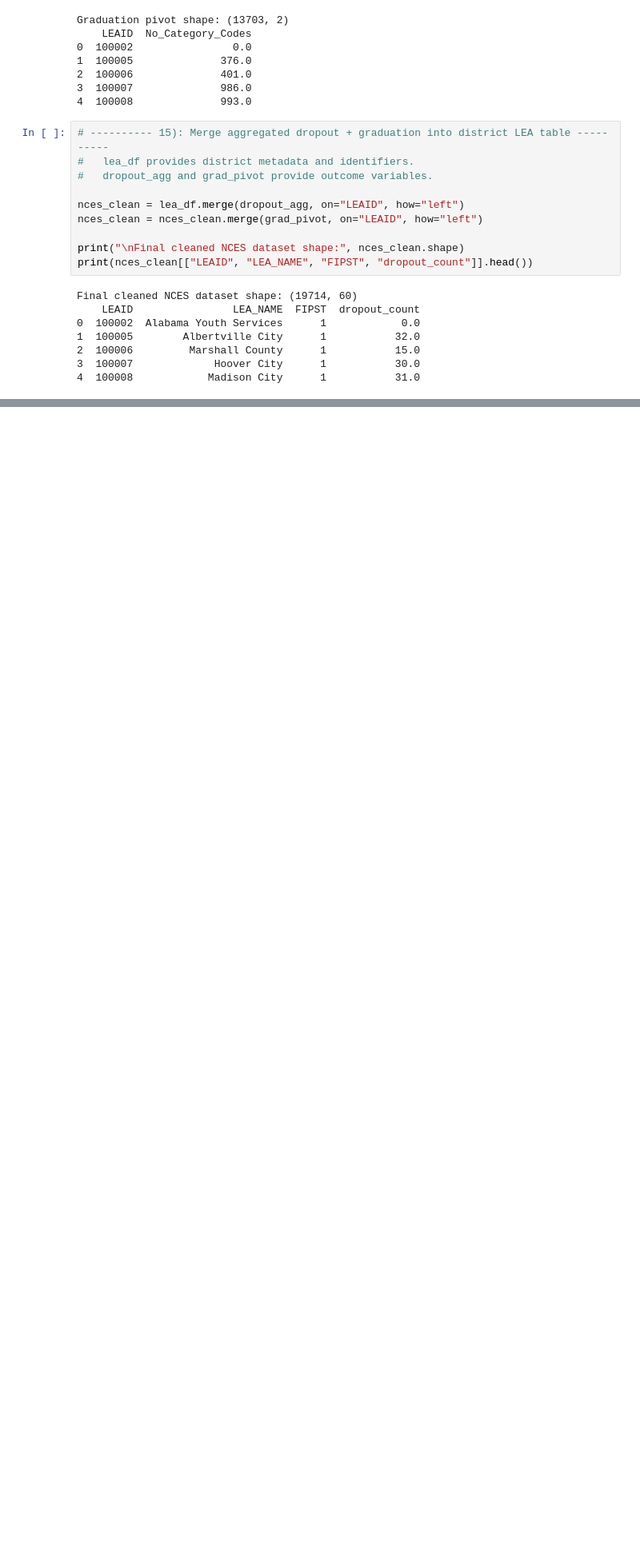
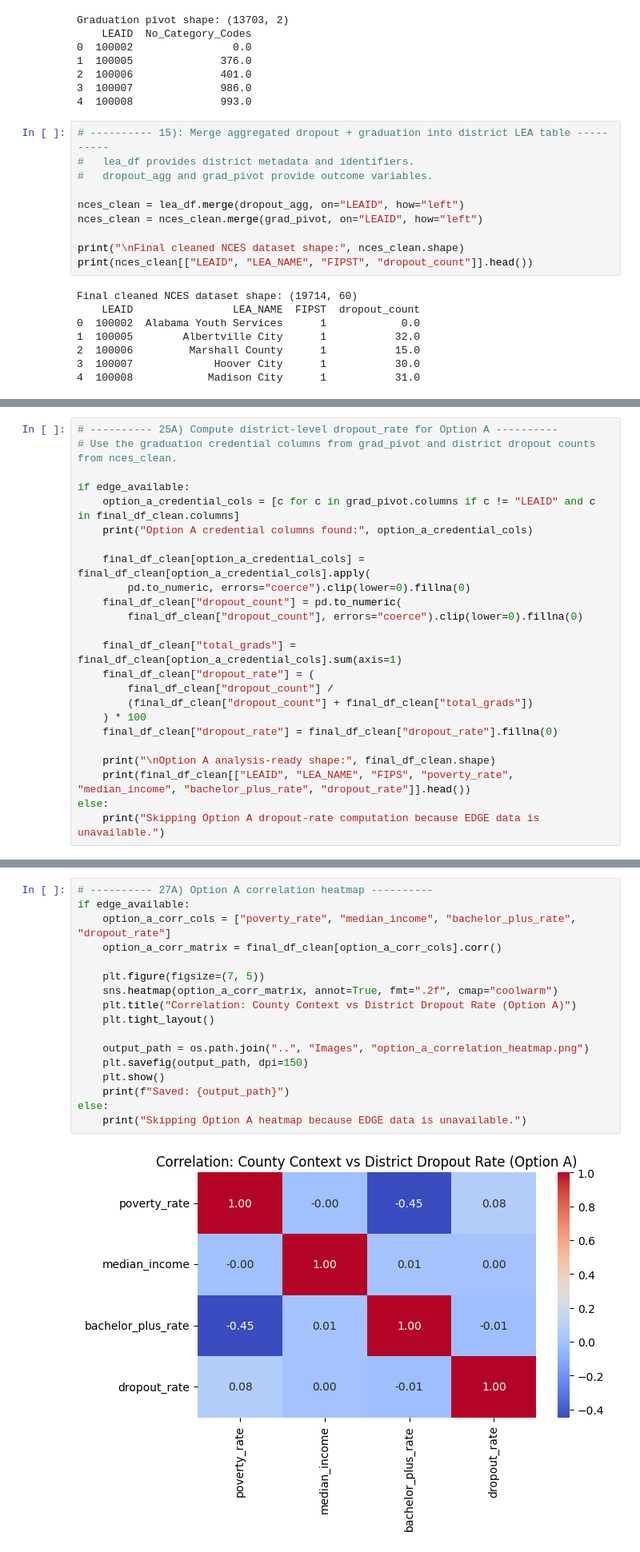
Before and after one commit to coolingj-gvsu/CIS635-Final-Project, a Jupyter notebook: Code/CIS635_Project.ipynb, the cells around one changed output, grey strips where cells are left out. Shown at 80% size. Drawn from its saved outputs; the diff is of its cells as text; blank space fills up the shorter version.

Commit message:
Option A analysis

```diff
--- a/Code/CIS635_Project.ipynb
+++ b/Code/CIS635_Project.ipynb
@@ -622,0 +625,24 @@ Saved: ..\Images\scatter_plots.png
+# %%
+# ---------- 25A) Compute district-level dropout_rate for Option A ----------
+# Use the graduation credential columns from grad_pivot and district dropout counts from nces_clean.
+
+if edge_available:
+    option_a_credential_cols = [c for c in grad_pivot.columns if c != "LEAID" and c in final_df_clean.columns]
+    print("Option A credential columns found:", option_a_credential_cols)
+
+    final_df_clean[option_a_credential_cols] = final_df_clean[option_a_credential_cols].apply(
+        pd.to_numeric, errors="coerce").clip(lower=0).fillna(0)
+    final_df_clean["dropout_count"] = pd.to_numeric(
+        final_df_clean["dropout_count"], errors="coerce").clip(lower=0).fillna(0)
+
+    final_df_clean["total_grads"] = final_df_clean[option_a_credential_cols].sum(axis=1)
+    final_df_clean["dropout_rate"] = (
+        final_df_clean["dropout_count"] /
+        (final_df_clean["dropout_count"] + final_df_clean["total_grads"])
+    ) * 100
+    final_df_clean["dropout_rate"] = final_df_clean["dropout_rate"].fillna(0)
+
+    print("\nOption A analysis-ready shape:", final_df_clean.shape)
+    print(final_df_clean[["LEAID", "LEA_NAME", "FIPS", "poverty_rate", "median_income", "bachelor_plus_rate", "dropout_rate"]].head())
+else:
+    print("Skipping Option A dropout-rate computation because EDGE data is unavailable.")
@@ -622,0 +700,19 @@ Saved: ..\Images\scatter_plots.png
+# %%
+# ---------- 27A) Option A correlation heatmap ----------
+if edge_available:
+    option_a_corr_cols = ["poverty_rate", "median_income", "bachelor_plus_rate", "dropout_rate"]
+    option_a_corr_matrix = final_df_clean[option_a_corr_cols].corr()
+
+    plt.figure(figsize=(7, 5))
+    sns.heatmap(option_a_corr_matrix, annot=True, fmt=".2f", cmap="coolwarm")
+    plt.title("Correlation: County Context vs District Dropout Rate (Option A)")
+    plt.tight_layout()
+
+    output_path = os.path.join("..", "Images", "option_a_correlation_heatmap.png")
+    plt.savefig(output_path, dpi=150)
+    plt.show()
+    print(f"Saved: {output_path}")
+else:
+    print("Skipping Option A heatmap because EDGE data is unavailable.")
+# %% [output]
+[figure, added]
```
Also changed, not shown: parts of 47 cells of this notebook, 6 other files.
